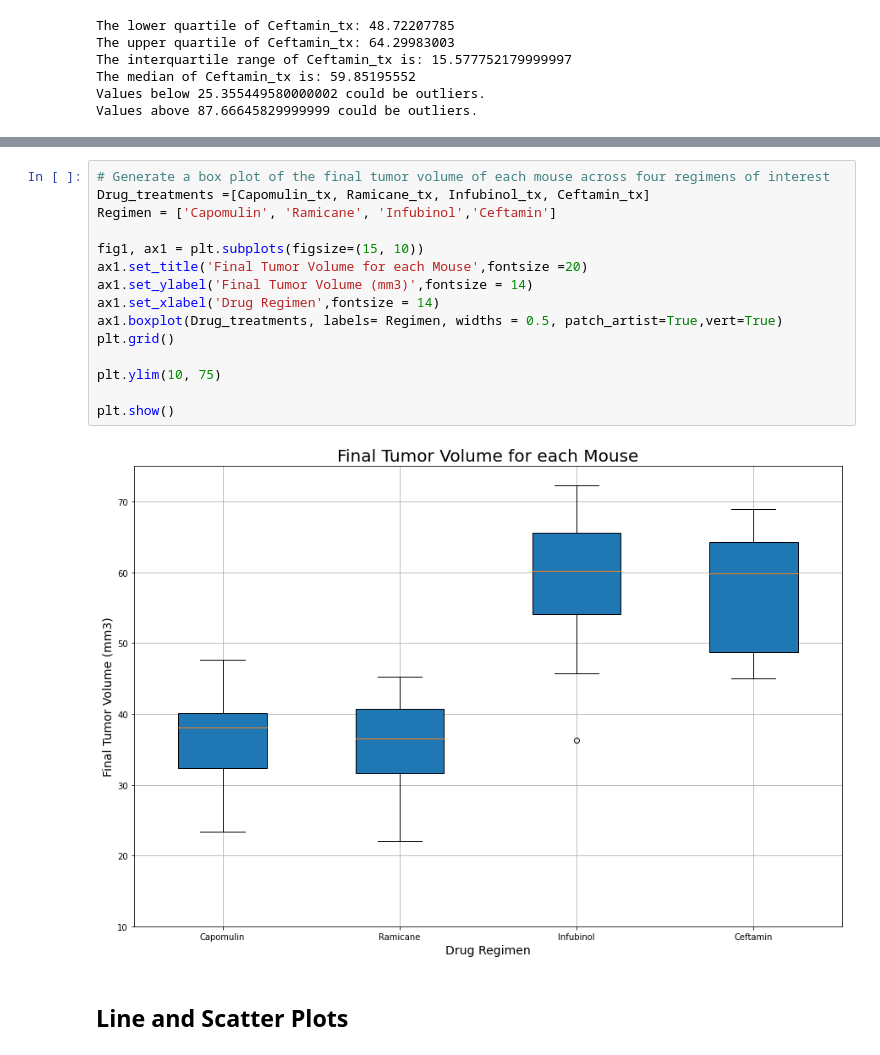
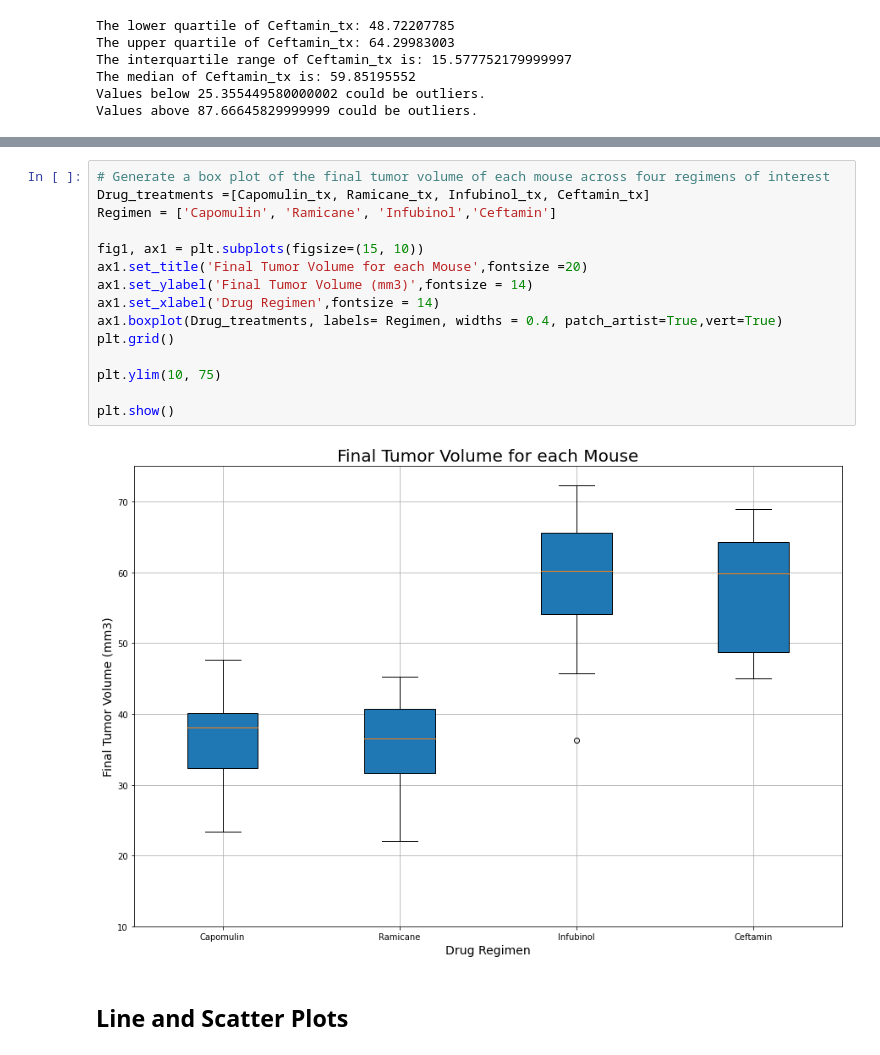
Before and after one commit to laquita44/matplotlib-challenge, a Jupyter notebook: Pymaceuticals/Instructions/Pymaceuticals/pymaceuticals_starter.ipynb, the cells around one changed output, grey strips where cells are left out. Saved outputs shown, nothing was run; the diff lists cells and outputs as text.

```diff
--- a/Pymaceuticals/Instructions/Pymaceuticals/pymaceuticals_starter.ipynb
+++ b/Pymaceuticals/Instructions/Pymaceuticals/pymaceuticals_starter.ipynb
@@ -367,19 +373,19 @@ Values above 87.66645829999999 could be outliers.
 # %%
 # Generate a box plot of the final tumor volume of each mouse across four regimens of interest
 Drug_treatments =[Capomulin_tx, Ramicane_tx, Infubinol_tx, Ceftamin_tx]
 Regimen = ['Capomulin', 'Ramicane', 'Infubinol','Ceftamin']
 
 fig1, ax1 = plt.subplots(figsize=(15, 10))
 ax1.set_title('Final Tumor Volume for each Mouse',fontsize =20)
 ax1.set_ylabel('Final Tumor Volume (mm3)',fontsize = 14)
 ax1.set_xlabel('Drug Regimen',fontsize = 14)
-ax1.boxplot(Drug_treatments, labels= Regimen, widths = 0.5, patch_artist=True,vert=True)
+ax1.boxplot(Drug_treatments, labels= Regimen, widths = 0.4, patch_artist=True,vert=True)
 plt.grid()
 
 plt.ylim(10, 75)
 
 plt.show()
 # %% [output]
-[figure, old version]
+[figure, new version]
 # %% [markdown]
 ## Line and Scatter Plots
```
Also changed, not shown: parts of 11 cells of this notebook.
